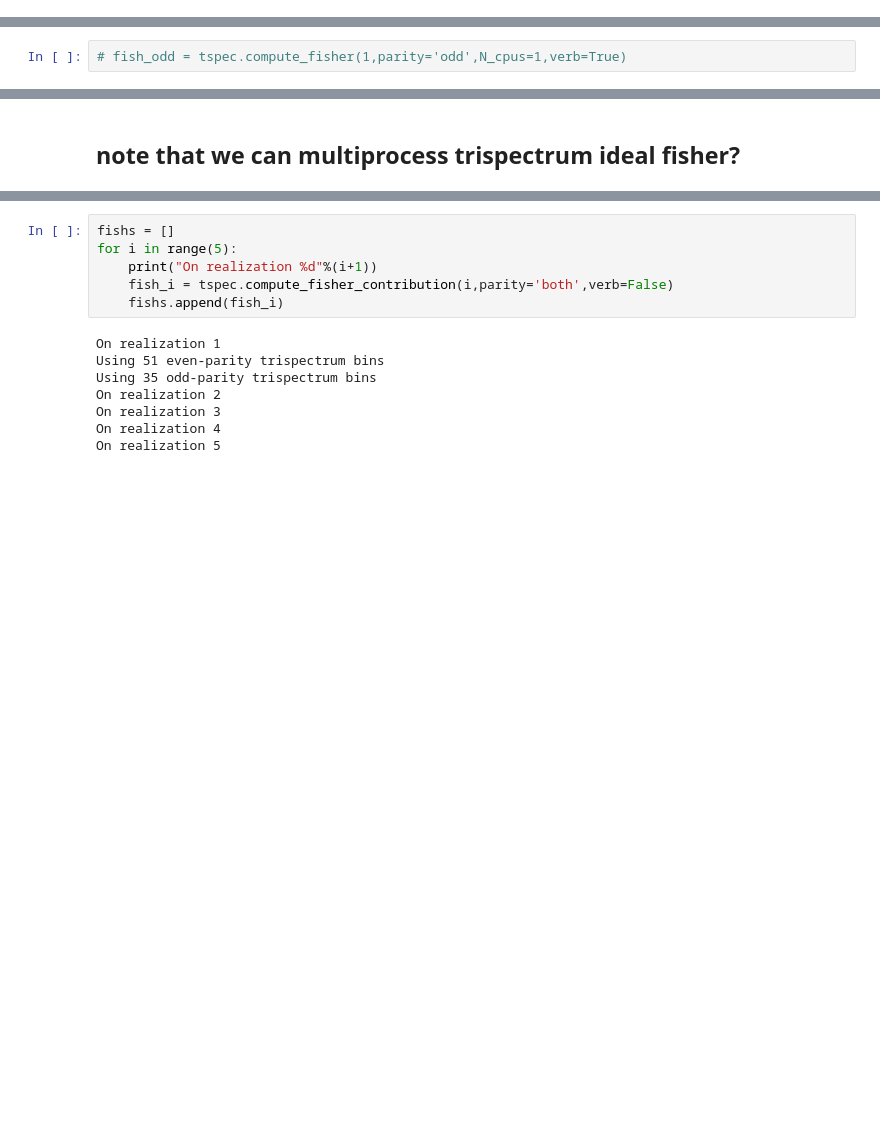
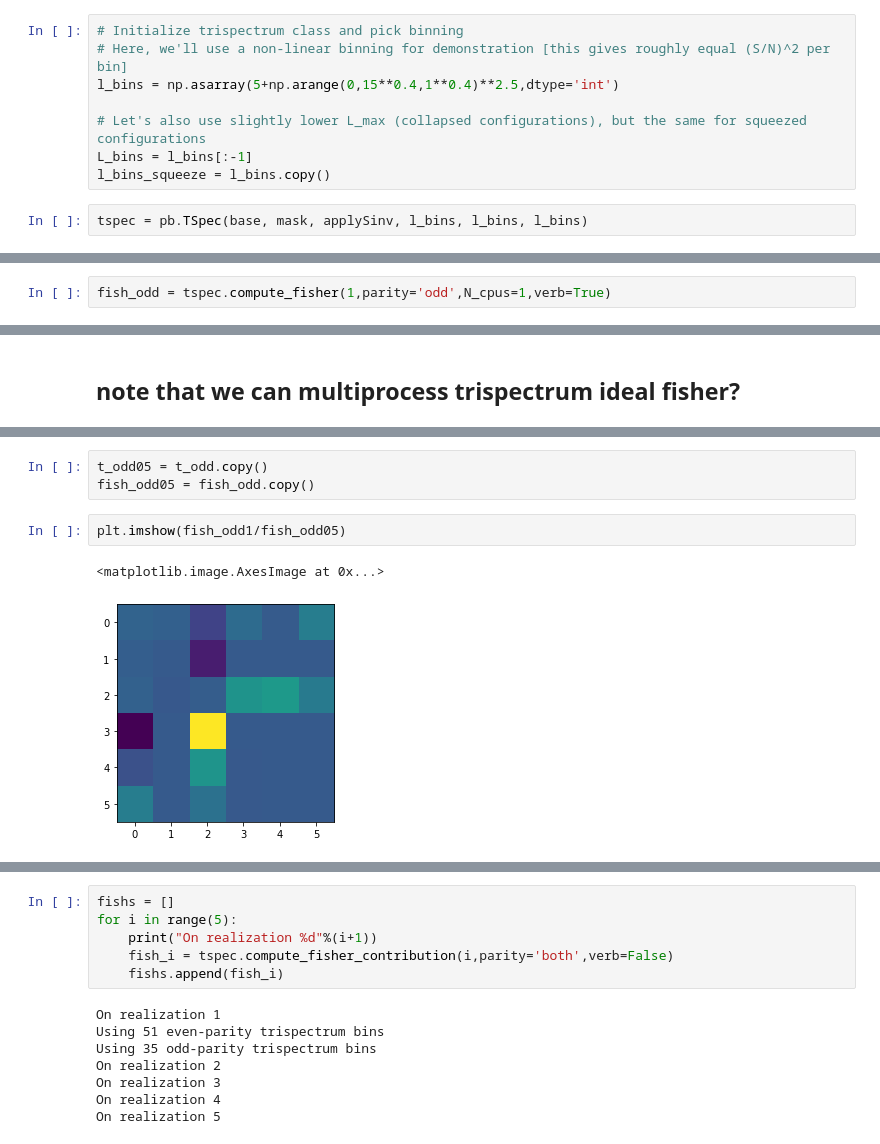
Before and after one commit to oliverphilcox/PolyBin, a Jupyter notebook: Tutorial.ipynb, the cells around one changed output, grey strips where cells are left out. Cells and saved outputs as stored; diff of their text form; blank space fills up the shorter version.

```diff
--- a/Tutorial.ipynb
+++ b/Tutorial.ipynb
@@ -509,0 +491,10 @@ Squeezed binning: 4 bins in [5, 45]
+# %%
+# Initialize trispectrum class and pick binning
+# Here, we'll use a non-linear binning for demonstration [this gives roughly equal (S/N)^2 per bin]
+l_bins = np.asarray(5+np.arange(0,15**0.4,1**0.4)**2.5,dtype='int')
+
+# Let's also use slightly lower L_max (collapsed configurations), but the same for squeezed configurations
+L_bins = l_bins[:-1]
+l_bins_squeeze = l_bins.copy()
+# %%
+tspec = pb.TSpec(base, mask, applySinv, l_bins, l_bins, l_bins)
@@ -543,4 +540,4 @@ Let's look at the structure of the Fisher matrices:
 #     plt.xlabel(r'Bin Index 1',fontsize=15)
 #     plt.ylabel(r'Bin Index 2',fontsize=15)
 # %%
-# fish_odd = tspec.compute_fisher(1,parity='odd',N_cpus=1,verb=True)
+fish_odd = tspec.compute_fisher(1,parity='odd',N_cpus=1,verb=True)
@@ -555,0 +577,8 @@ t_odd = tspec.Tl_unwindowed(data,parity='odd',verb=True)
+# %%
+t_odd05 = t_odd.copy()
+fish_odd05 = fish_odd.copy()
+# %%
+plt.imshow(fish_odd1/fish_odd05)
+# %% [output]
+<matplotlib.image.AxesImage at 0x...>
+[figure, added]
```
Also changed, not shown: parts of 23 cells of this notebook, 13 other files.
